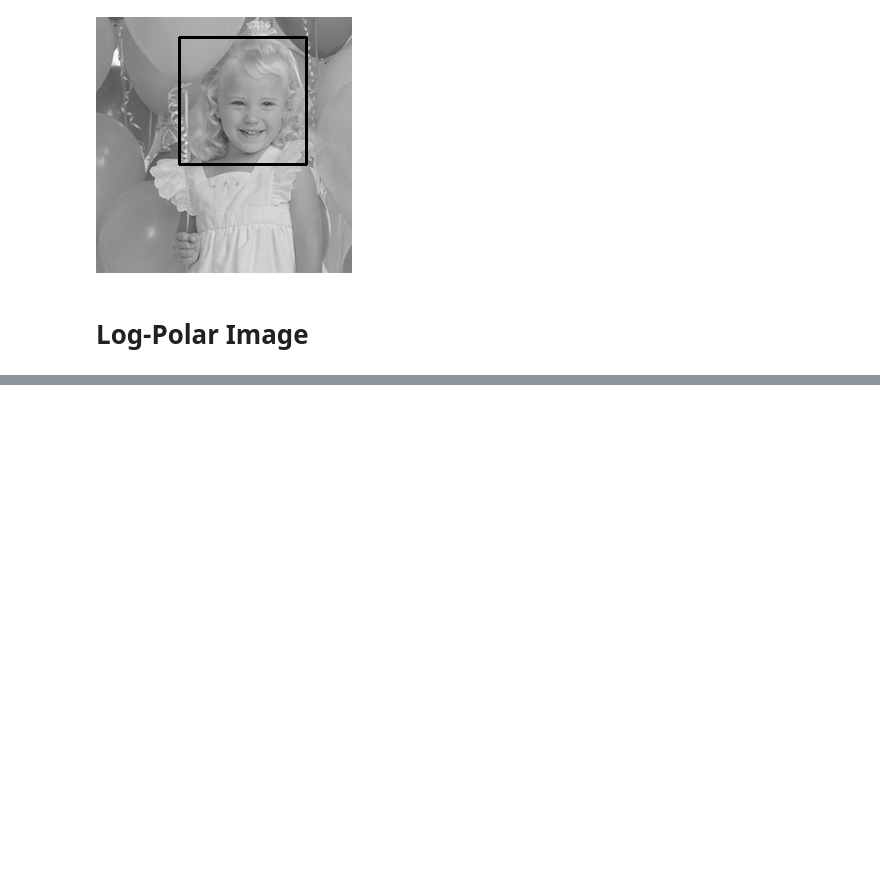
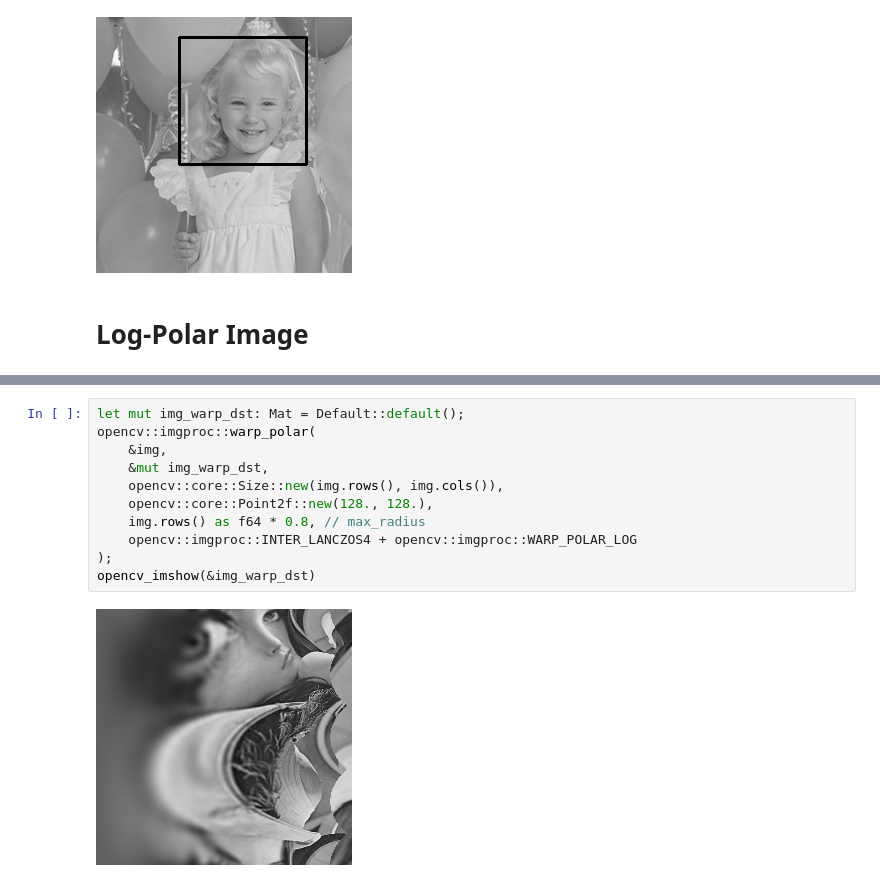
Before and after one commit to noxowl/KU15627-Computer-Vision, a Jupyter notebook: 03_template_matching.ipynb, the cells around one changed output, grey strips where cells are left out. Saved outputs shown, nothing was run; the diff lists cells and outputs as text; blank space fills up the shorter version.

```diff
--- a/03_template_matching.ipynb
+++ b/03_template_matching.ipynb
@@ -835,0 +844,13 @@ We set the crop area x:84, y:20 in previous cell. see the phase_shift result.
+# %%
+let mut img_warp_dst: Mat = Default::default();
+opencv::imgproc::warp_polar(
+    &img,
+    &mut img_warp_dst,
+    opencv::core::Size::new(img.rows(), img.cols()),
+    opencv::core::Point2f::new(128., 128.),
+    img.rows() as f64 * 0.8, // max_radius
+    opencv::imgproc::INTER_LANCZOS4 + opencv::imgproc::WARP_POLAR_LOG
+);
+opencv_imshow(&img_warp_dst)
+# %% [output]
+[figure, added]
```
Also changed, not shown: parts of 12 cells of this notebook.
